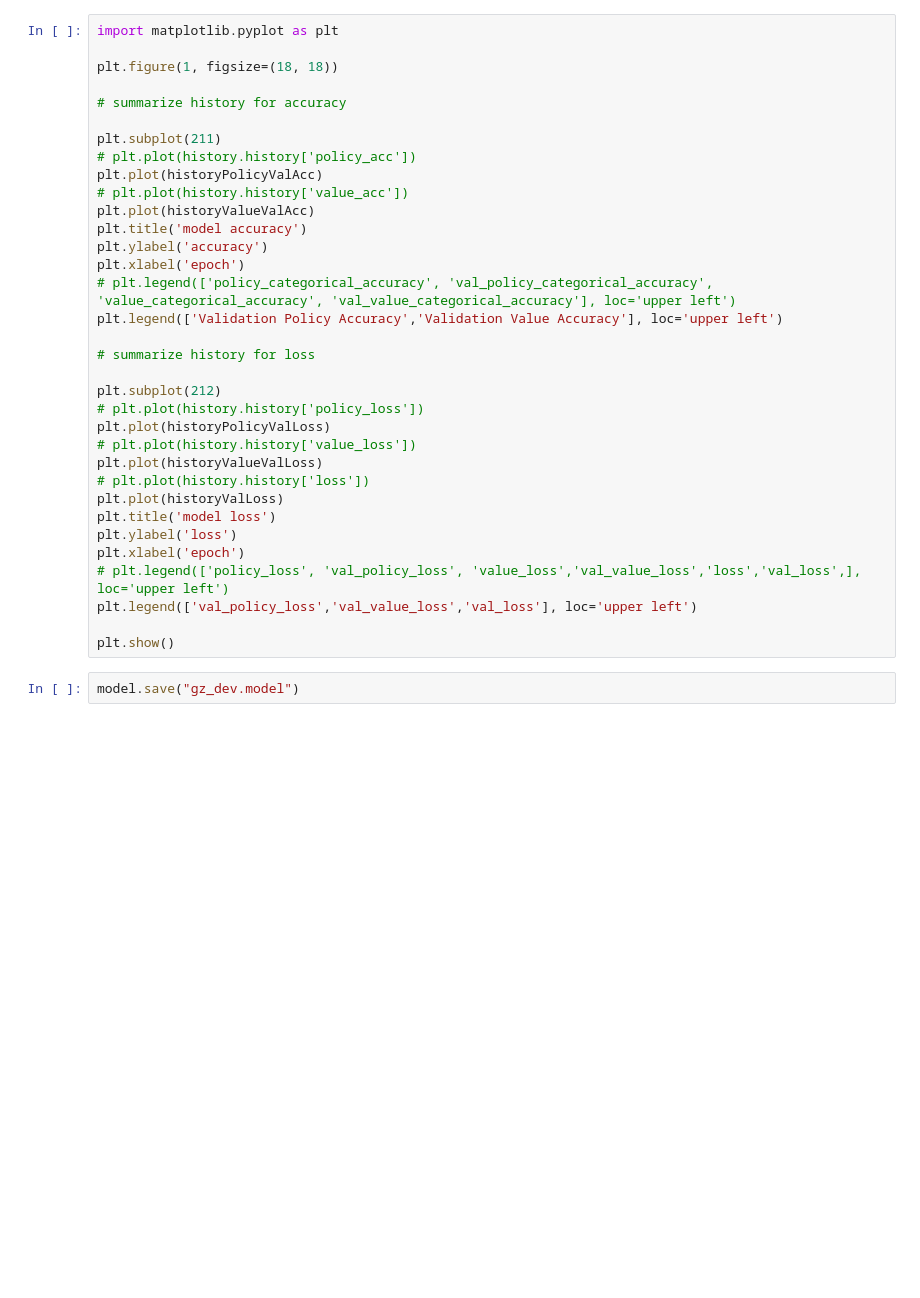
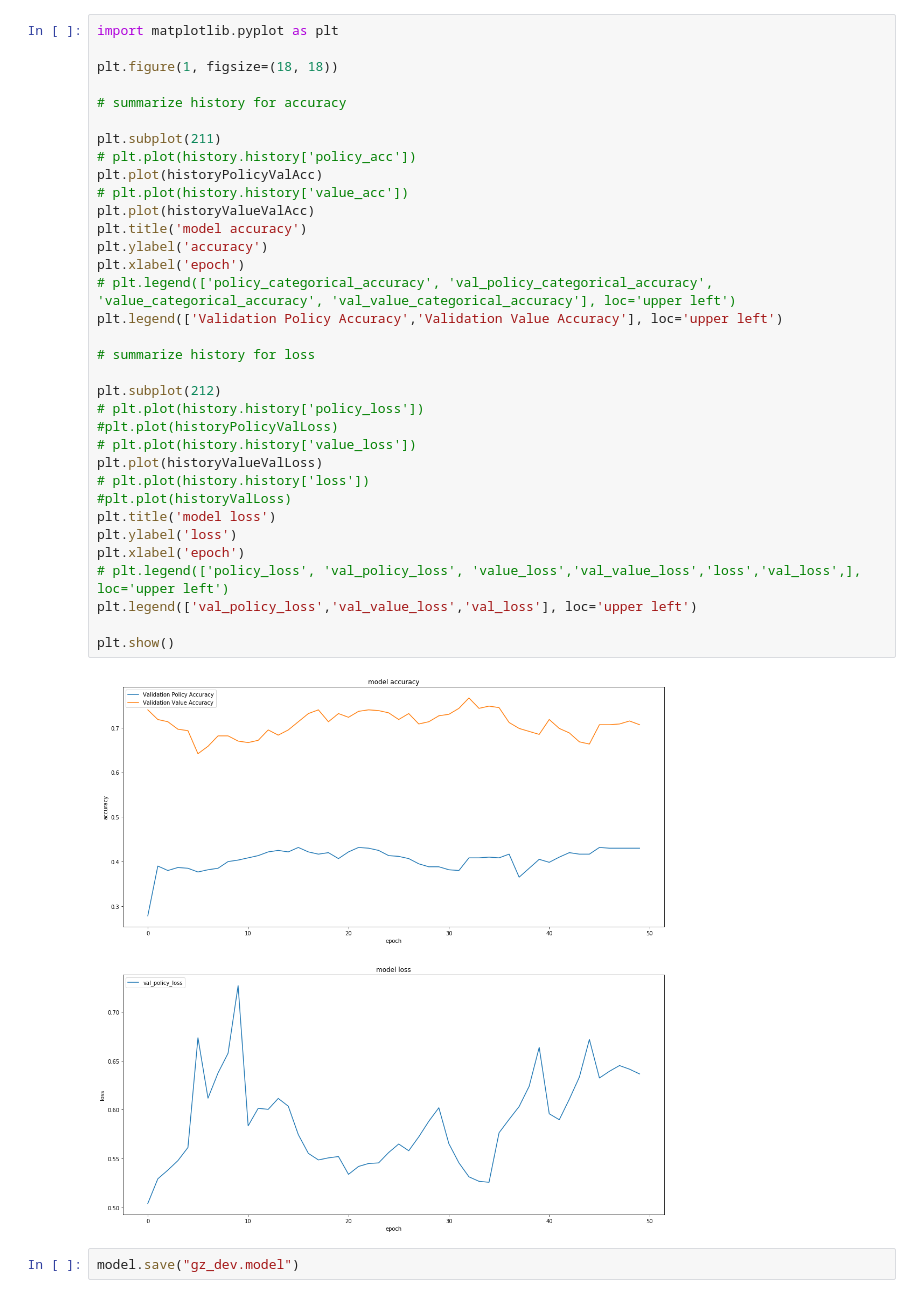
Before and after one commit to esparano/galcon-alphazero, a Jupyter notebook: gbots/galconzero/training.ipynb, the cells around one changed output. Cells and saved outputs as stored; diff of their text form; blank space fills up the shorter version.

```diff
--- a/gbots/galconzero/training.ipynb
+++ b/gbots/galconzero/training.ipynb
@@ -101,34 +193,36 @@ import matplotlib.pyplot as plt
 
 plt.figure(1, figsize=(18, 18))
 
 # summarize history for accuracy
 
 plt.subplot(211)
 # plt.plot(history.history['policy_acc'])
 plt.plot(historyPolicyValAcc)
 # plt.plot(history.history['value_acc'])
 plt.plot(historyValueValAcc)
 plt.title('model accuracy')
 plt.ylabel('accuracy')
 plt.xlabel('epoch')
 # plt.legend(['policy_categorical_accuracy', 'val_policy_categorical_accuracy', 'value_categorical_accuracy', 'val_value_categorical_accuracy'], loc='upper left')
 plt.legend(['Validation Policy Accuracy','Validation Value Accuracy'], loc='upper left')
 
 # summarize history for loss
 
 plt.subplot(212)
 # plt.plot(history.history['policy_loss'])
-plt.plot(historyPolicyValLoss)
+#plt.plot(historyPolicyValLoss)
 # plt.plot(history.history['value_loss'])
 plt.plot(historyValueValLoss)
 # plt.plot(history.history['loss'])
-plt.plot(historyValLoss)
+#plt.plot(historyValLoss)
 plt.title('model loss')
 plt.ylabel('loss')
 plt.xlabel('epoch')
 # plt.legend(['policy_loss', 'val_policy_loss', 'value_loss','val_value_loss','loss','val_loss',], loc='upper left')
 plt.legend(['val_policy_loss','val_value_loss','val_loss'], loc='upper left')
 
 plt.show()
+# %% [output]
+[figure, added]
 # %%
 model.save("gz_dev.model")
```
Also changed, not shown: parts of 7 cells of this notebook, 12 other files.
